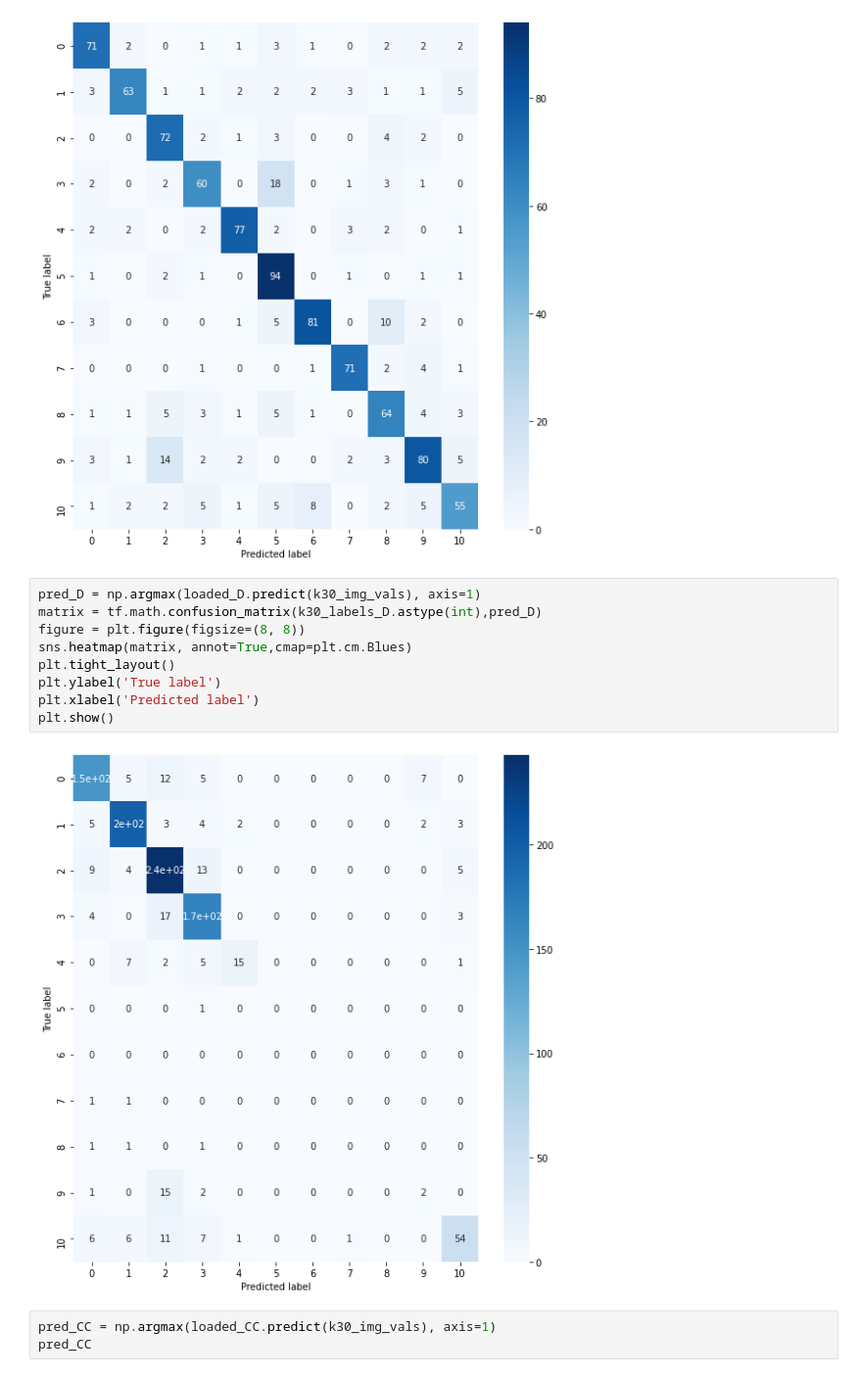
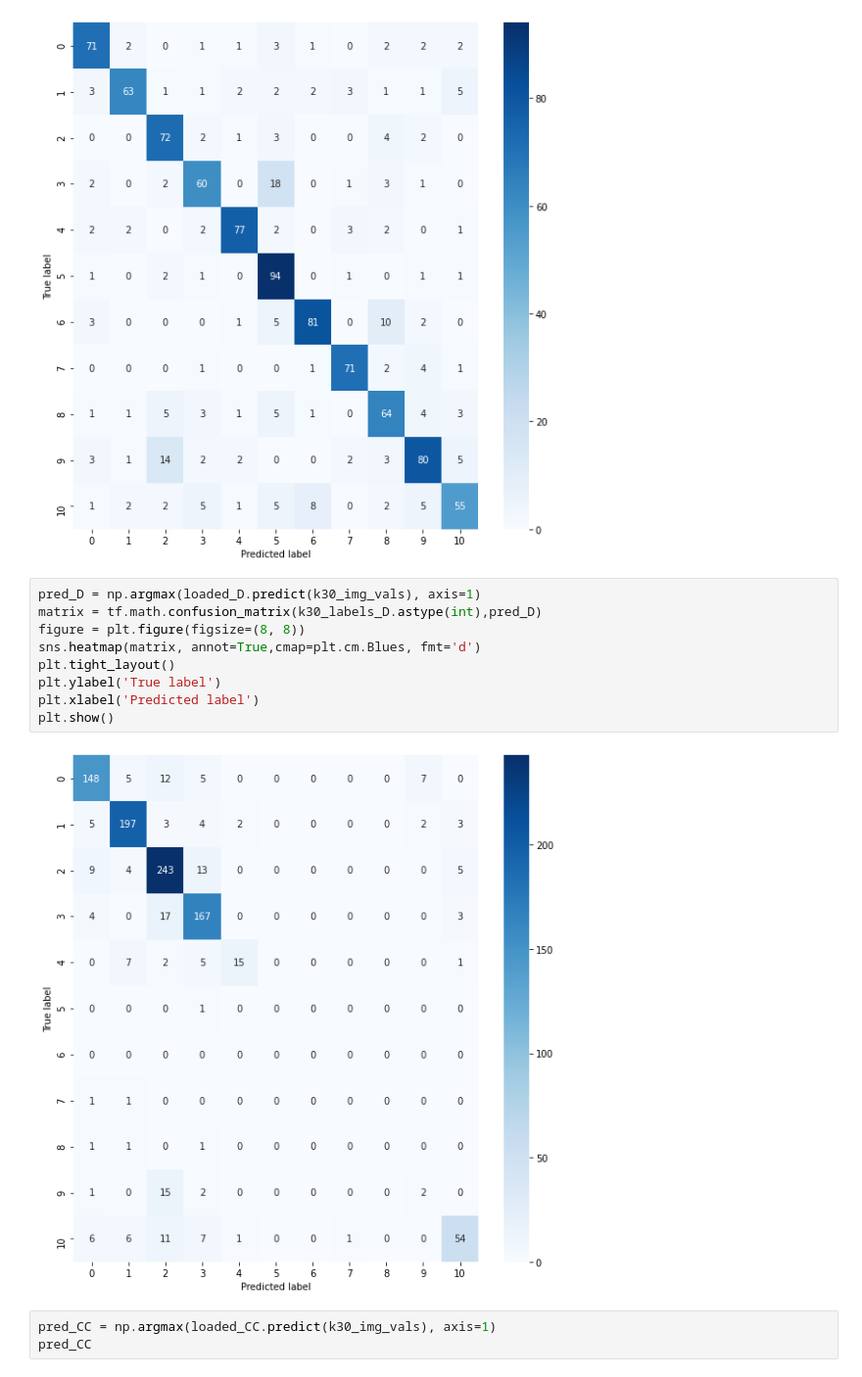
Before and after one commit to mathh17/Anvendt_ML_Eskamens_project, a Jupyter notebook: Q2_3_FinalModel.ipynb, the cells around one changed output. Shown at 98% size. Saved outputs shown, nothing was run; the diff lists cells and outputs as text.

```diff
--- a/Q2_3_FinalModel.ipynb
+++ b/Q2_3_FinalModel.ipynb
@@ -1047,14 +1137,14 @@ plt.show()
 # %%
 pred_D = np.argmax(loaded_D.predict(k30_img_vals), axis=1)
 matrix = tf.math.confusion_matrix(k30_labels_D.astype(int),pred_D)
 figure = plt.figure(figsize=(8, 8))
-sns.heatmap(matrix, annot=True,cmap=plt.cm.Blues)
+sns.heatmap(matrix, annot=True,cmap=plt.cm.Blues, fmt='d')
 plt.tight_layout()
 plt.ylabel('True label')
 plt.xlabel('Predicted label')
 plt.show()
 # %% [output]
-[figure, old version]
+[figure, new version]
 # %%
 pred_CC = np.argmax(loaded_CC.predict(k30_img_vals), axis=1)
 pred_CC
```
Also changed, not shown: parts of 26 cells of this notebook, 7 other files.
